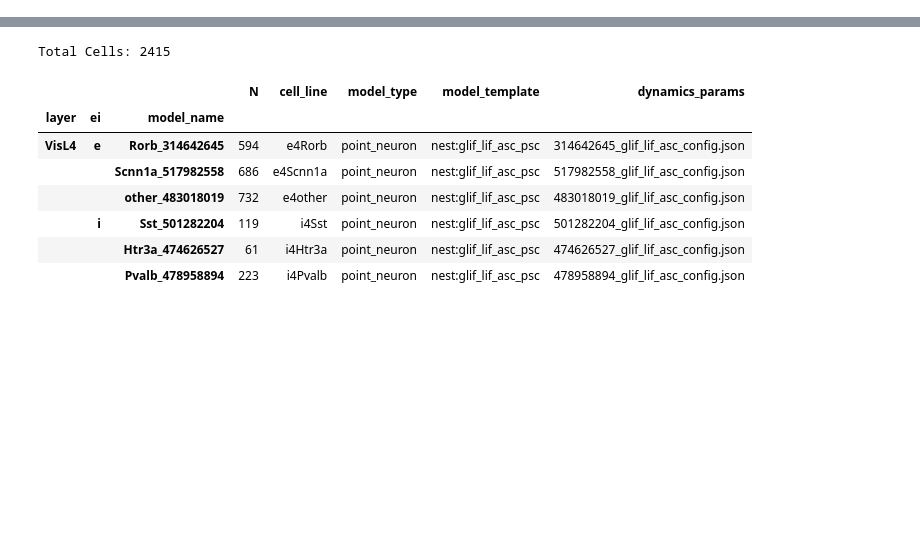
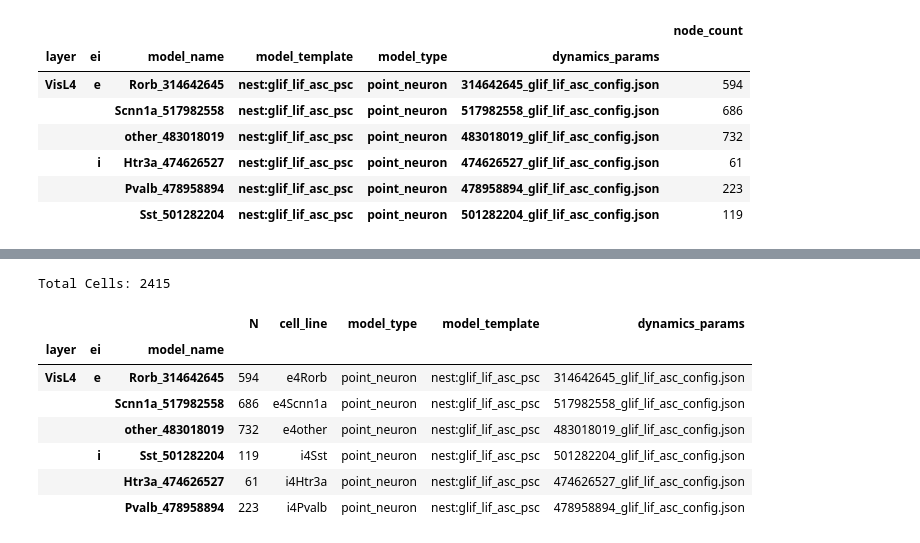
Before and after one commit to AllenInstitute/bmtk_workshop_2022, a Jupyter notebook: Ch6_l4model/6. The L4 Model.ipynb, the cells around one changed output, grey strips where cells are left out. Drawn from its saved outputs; the diff is of its cells as text; code cells hidden in the pictures; blank space fills up the shorter version.

```diff
--- a/Ch6_l4model/6. The L4 Model.ipynb
+++ b/Ch6_l4model/6. The L4 Model.ipynb
@@ -12,0 +25,17 @@ pd.set_option('display.max_rows', None)
+# %%
+net = sonata.File(
+    data_files='network/l4_nodes.h5',
+    data_type_files='network/l4_node_types.csv'
+)
+l4_nodes_df = net.nodes['l4'].to_dataframe(index_by_id=False)
+l4_nodes_df['node_count'] = 1
+l4_nodes_df[['layer', 'ei', 'model_name',  'dynamics_params', 'model_template', 'model_type', 'node_count']].groupby(['layer', 'ei', 'model_name', 'model_template', 'model_type', 'dynamics_params']).agg('count')
+# %% [output]
+|  |  |  |  |  |  | node_count |
+| layer | ei | model_name | model_template | model_type | dynamics_params |  |
+| VisL4 | e | Rorb_314642645 | nest:glif_lif_asc_psc | point_neuron | 314642645_glif_lif_asc_config.json | 594 |
+|  |  | Scnn1a_517982558 | nest:glif_lif_asc_psc | point_neuron | 517982558_glif_lif_asc_config.json | 686 |
+|  |  | other_483018019 | nest:glif_lif_asc_psc | point_neuron | 483018019_glif_lif_asc_config.json | 732 |
+|  | i | Htr3a_474626527 | nest:glif_lif_asc_psc | point_neuron | 474626527_glif_lif_asc_config.json | 61 |
+|  |  | Pvalb_478958894 | nest:glif_lif_asc_psc | point_neuron | 478958894_glif_lif_asc_config.json | 223 |
+|  |  | Sst_501282204 | nest:glif_lif_asc_psc | point_neuron | 501282204_glif_lif_asc_config.json | 119 |
```
Also changed, not shown: parts of 13 cells of this notebook, 27 other files.
